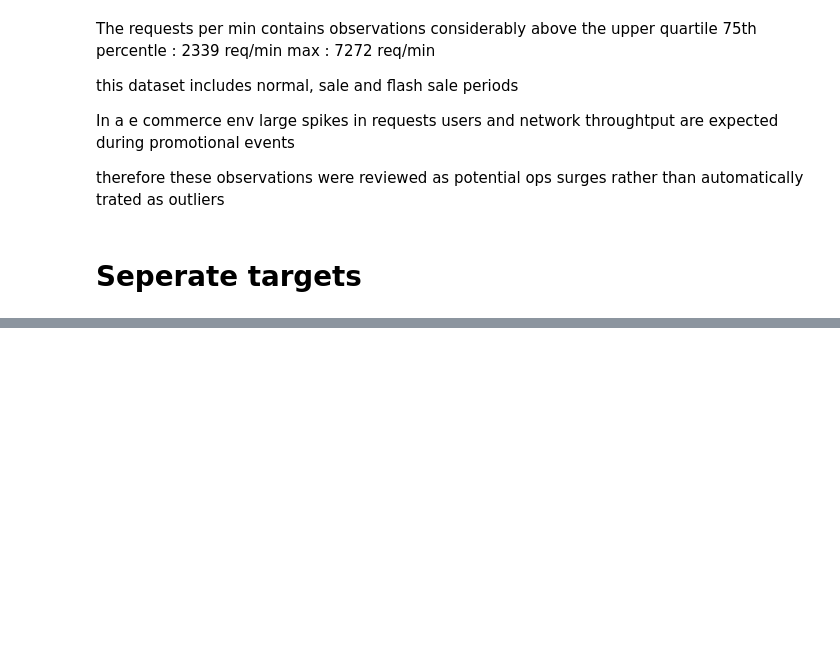
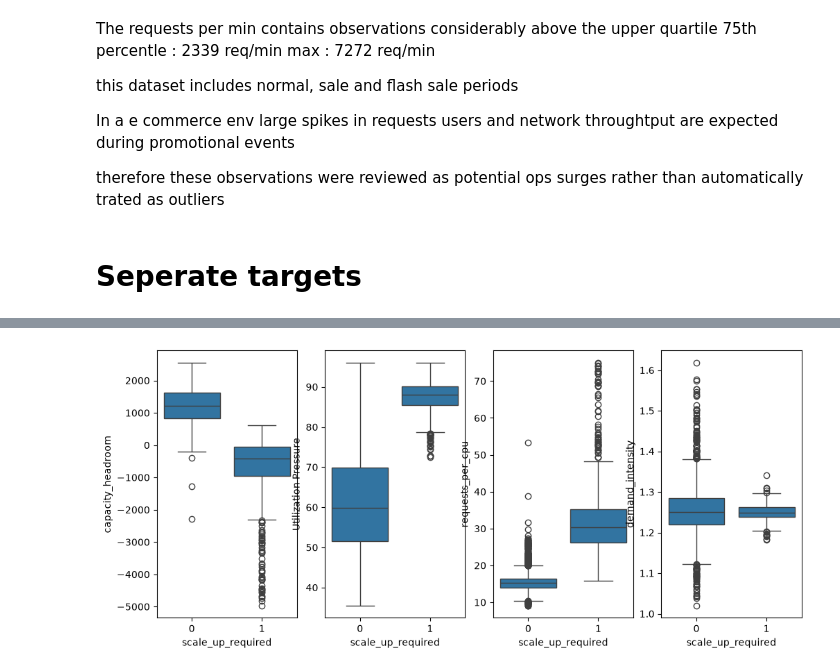
Before and after one commit to NiharikaKrishna-DS/ecommerce-infrastructure-scaling, a Jupyter notebook: ecommerce_infrastructure_scaling_analysis.ipynb, the cells around one changed output, grey strips where cells are left out. Drawn from its saved outputs; the diff is of its cells as text; code cells hidden in the pictures; blank space fills up the shorter version.

Commit message:
Completed task 3 feature selection

```diff
--- a/ecommerce_infrastructure_scaling_analysis.ipynb
+++ b/ecommerce_infrastructure_scaling_analysis.ipynb
@@ -425,0 +454,78 @@ X = scaling_log_ml.drop(columns=['next_15min_requests', 'scale_up_required'])
+# %%
+# Demand intensity
+
+# Represents the average request load generated by each active user.
+# Higher values indicate greater presure on the application per user.
+scaling_log_ml['demand_intensity'] = ( scaling_log_ml['requests_per_min']/ scaling_log_ml['active_users']  )
+# %%
+#Utilization Pressure
+
+#Represents combined infrastructure utilization across CPU, memory and storage resources
+#Higher values indicate increasing operational stress
+
+scaling_log_ml['Utilization Pressure'] = ( scaling_log_ml['cpu_utilization']+ scaling_log_ml['memory_utilization'] + scaling_log_ml['disk_utilization']  )/3
+# %%
+#Resource Efficiency
+
+scaling_log_ml['requests_per_cpu'] = ( scaling_log_ml['requests_per_min']/ scaling_log_ml['cpu_utilization'] )
+# %%
+#Verify new features
+
+scaling_log_ml[
+[
+ 'capacity_headroom',
+ 'demand_intensity',
+ 'Utilization Pressure',
+ 'requests_per_cpu'
+]
+].head()
+
+
+new_features = [
+ 'capacity_headroom',
+ 'demand_intensity',
+ 'Utilization Pressure',
+ 'requests_per_cpu'
+]
+
+print("is this feature really usefull to distinguish the target")
+
+
+
+for col in new_features:
+  print("\n",col)
+  print(scaling_log_ml.groupby('scale_up_required')[col].agg(['mean','median']))
+
+
+print("Findings : Capcity headroom showed strong seperation between scale-up and non scale up , inclusing negative values for in some cases while scaling up indicating cuurent request exeeds available infrastructure")
+print("similarly utilization Pressure and CPU requests indicating likely valuable predictive feature")
+print("But Demand intensity alone may not strong influence scaling decisions with identical mean values in both class, but feature is retained for evaluation during traning")
+
+fig, ax = plt.subplots(1,4,figsize=(12,5))
+sns.boxplot(
+    data= scaling_log_ml,
+    x = 'scale_up_required',
+    y = 'capacity_headroom',
+    ax = ax[0]
+  )
+sns.boxplot(
+    data = scaling_log_ml,
+    x= 'scale_up_required',
+    y= 'Utilization Pressure',
+    ax= ax[1]
+  )
+sns.boxplot(
+    data = scaling_log_ml,
+    x= 'scale_up_required',
+    y= 'requests_per_cpu',
+    ax= ax[2]
+  )
+sns.boxplot(
+    data = scaling_log_ml,
+    x= 'scale_up_required',
+    y= 'demand_intensity',
+    ax= ax[3]
+  )
+
+plt.savefig(r"D:\Projects\ecommerce-infrastructure-scaling\outputs\tasks3\Feature_selection.png")
+# %% [output]
@@ -425,0 +549 @@ X = scaling_log_ml.drop(columns=['next_15min_requests', 'scale_up_required'])
+[figure, added]
```
Also changed, not shown: parts of 16 cells of this notebook, 3 other files.
